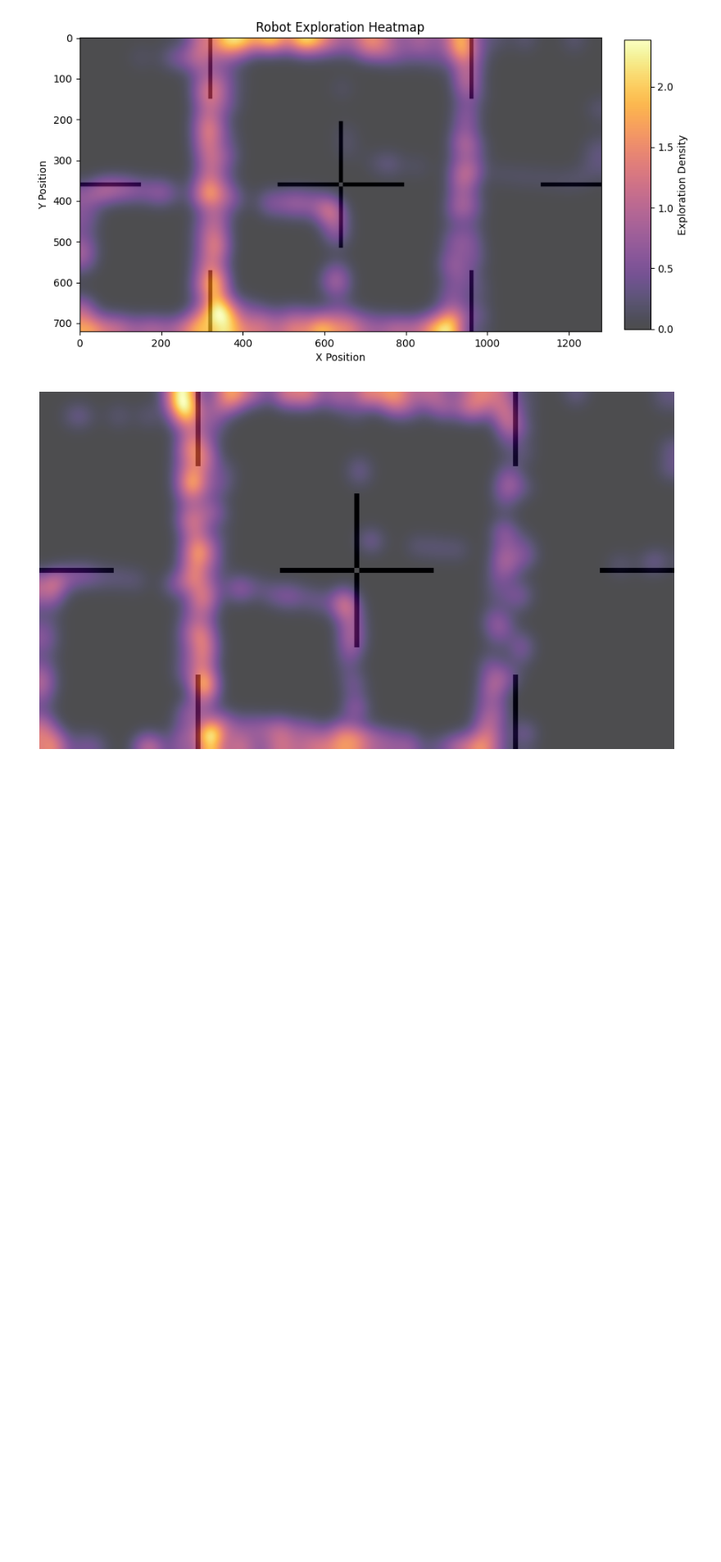
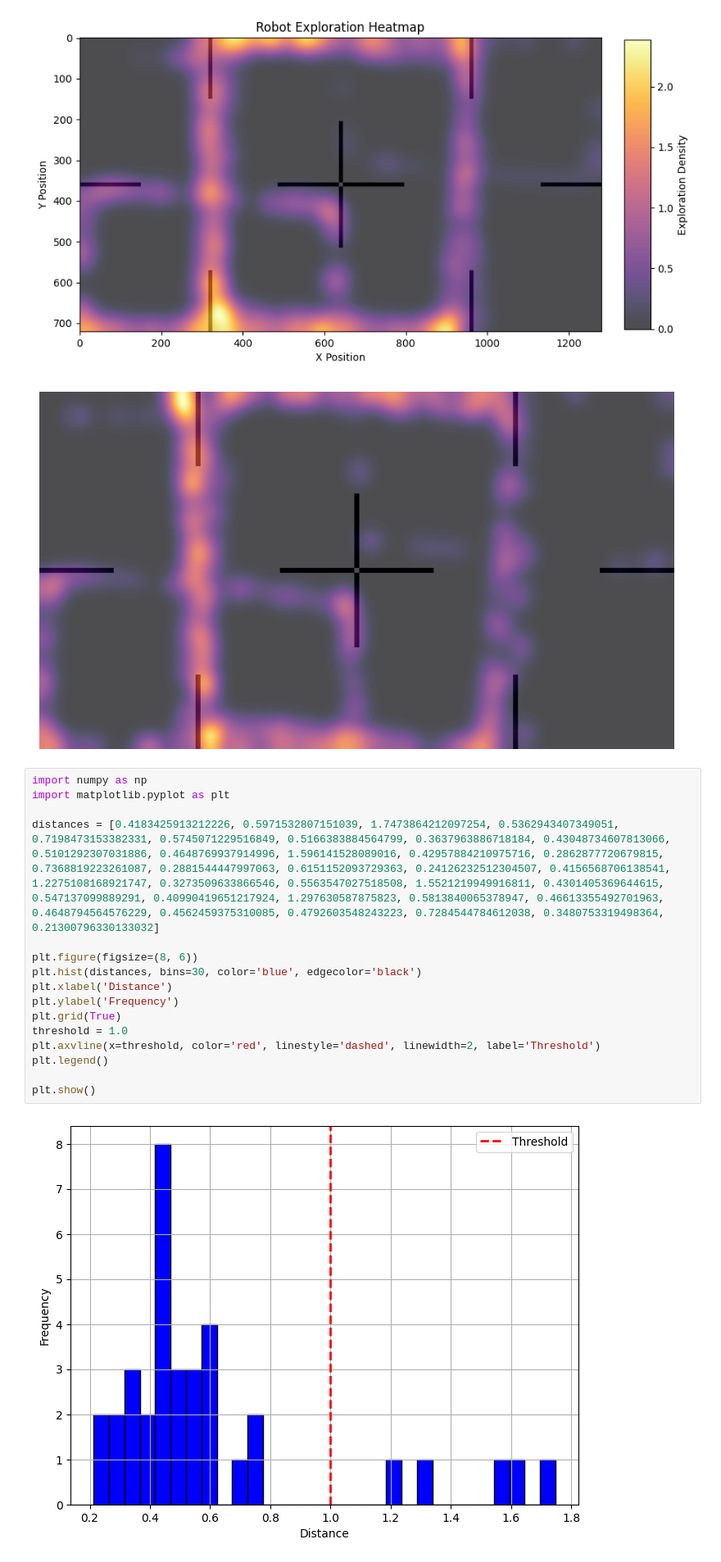
Before and after one commit to CharlieAnthony/Dissertation, a Jupyter notebook: src/figure creation.ipynb, the cells around one changed output. Shown at 82% size. Drawn from its saved outputs; the diff is of its cells as text; blank space fills up the shorter version.

```diff
--- a/src/figure creation.ipynb
+++ b/src/figure creation.ipynb
@@ -197,3 +197,21 @@ plt.show()
 # %%
 # %% [output]
 [figure]
+# %%
+import numpy as np
+import matplotlib.pyplot as plt
+
+distances = [0.4183425913212226, 0.5971532807151039, 1.7473864212097254, 0.5362943407349051, 0.7198473153382331, 0.5745071229516849, 0.5166383884564799, 0.3637963886718184, 0.43048734607813066, 0.5101292307031886, 0.4648769937914996, 1.596141528089016, 0.42957884210975716, 0.2862877720679815, 0.7368819223261087, 0.2881544447997063, 0.6151152093729363, 0.24126232512304507, 0.4156568706138541, 1.2275108168921747, 0.3273509633866546, 0.5563547027518508, 1.5521219949916811, 0.4301405369644615, 0.547137099889291, 0.40990419651217924, 1.297630587875823, 0.5813840065378947, 0.46613355492701963, 0.4648794564576229, 0.4562459375310085, 0.4792603548243223, 0.7284544784612038, 0.3480753319498364, 0.21300796330133032]
+
+plt.figure(figsize=(8, 6))
+plt.hist(distances, bins=30, color='blue', edgecolor='black')
+plt.xlabel('Distance')
+plt.ylabel('Frequency')
+plt.grid(True)
+threshold = 1.0
+plt.axvline(x=threshold, color='red', linestyle='dashed', linewidth=2, label='Threshold')
+plt.legend()
+
+plt.show()
+# %% [output]
+[figure, added]
```
Also changed, not shown: 2 other files.
